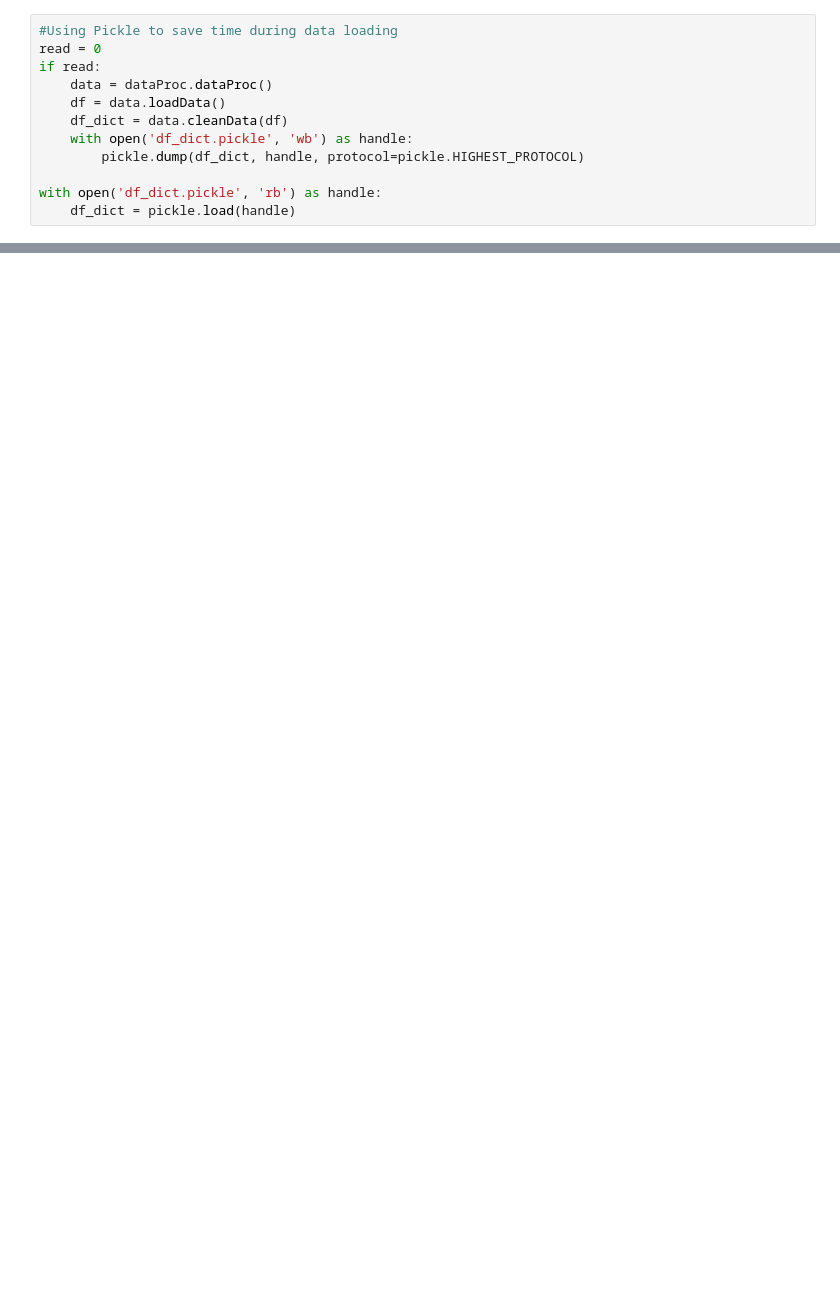
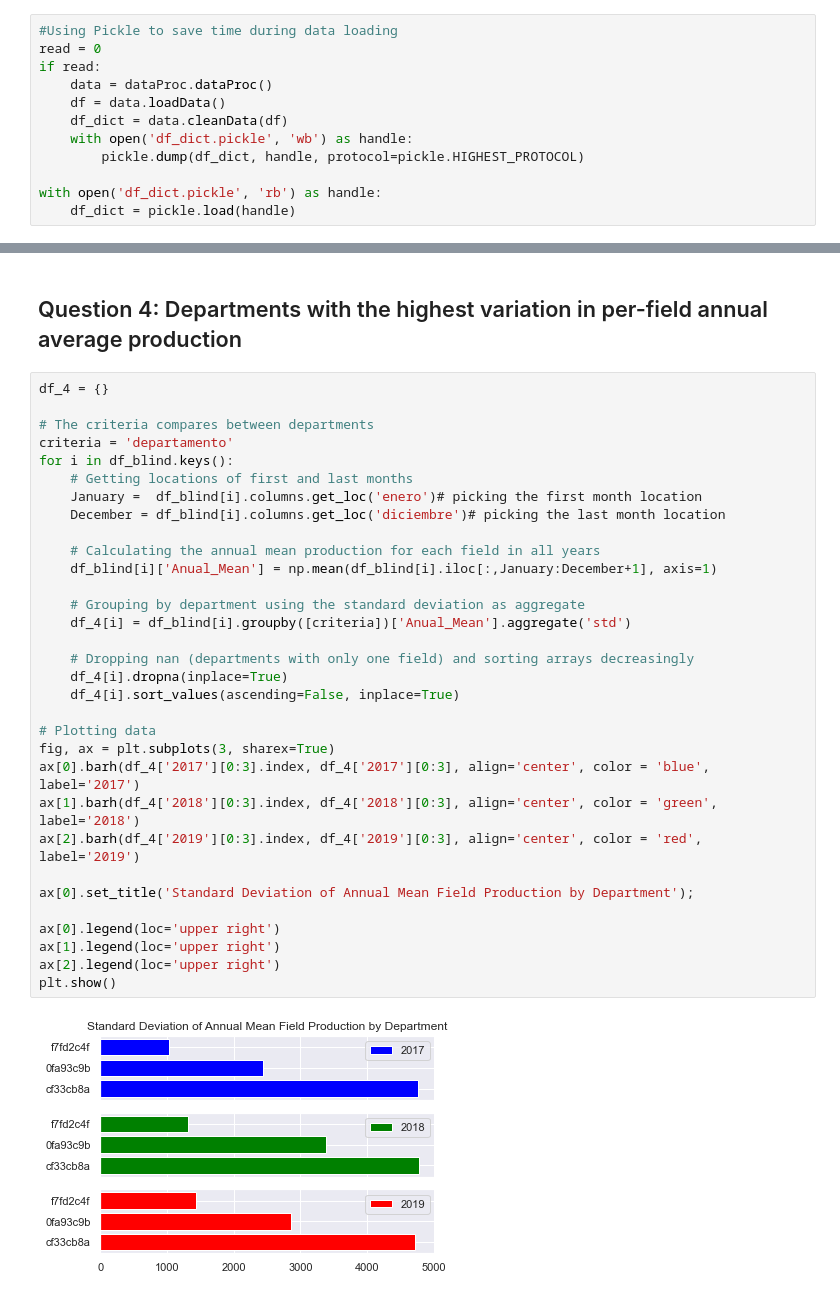
Before and after one commit to Hackaton-O-G-CAN/Hackaton_2020, a Jupyter notebook: decline_rate_JN.ipynb, the cells around one changed output, grey strips where cells are left out. Saved outputs shown, nothing was run; the diff lists cells and outputs as text; blank space fills up the shorter version.

```diff
--- a/decline_rate_JN.ipynb
+++ b/decline_rate_JN.ipynb
@@ -236,3 +273,39 @@ Total production (barrels) in 2018 by criteria: departamento
 
 [ 3004801.89263314 18970777.53414348  3833958.25357653]
 [figure]
+# %% [markdown]
+## Question 4: Departments with the highest variation in per-field annual average production
+# %%
+df_4 = {}
+
+# The criteria compares between departments
+criteria = 'departamento'
+for i in df_blind.keys():
+    # Getting locations of first and last months
+    January =  df_blind[i].columns.get_loc('enero')# picking the first month location
+    December = df_blind[i].columns.get_loc('diciembre')# picking the last month location
+
+    # Calculating the annual mean production for each field in all years
+    df_blind[i]['Anual_Mean'] = np.mean(df_blind[i].iloc[:,January:December+1], axis=1)
+
+    # Grouping by department using the standard deviation as aggregate
+    df_4[i] = df_blind[i].groupby([criteria])['Anual_Mean'].aggregate('std')
+
+    # Dropping nan (departments with only one field) and sorting arrays decreasingly
+    df_4[i].dropna(inplace=True)
+    df_4[i].sort_values(ascending=False, inplace=True)
+
+# Plotting data
+fig, ax = plt.subplots(3, sharex=True)
+ax[0].barh(df_4['2017'][0:3].index, df_4['2017'][0:3], align='center', color = 'blue', label='2017')
+ax[1].barh(df_4['2018'][0:3].index, df_4['2018'][0:3], align='center', color = 'green', label='2018')
+ax[2].barh(df_4['2019'][0:3].index, df_4['2019'][0:3], align='center', color = 'red', label='2019')
+
+ax[0].set_title('Standard Deviation of Annual Mean Field Production by Department');
+
+ax[0].legend(loc='upper right')
+ax[1].legend(loc='upper right')
+ax[2].legend(loc='upper right')
+plt.show()
+# %% [output]
+[figure, added]
```
Also changed, not shown: parts of 23 cells of this notebook, 1 other file.
